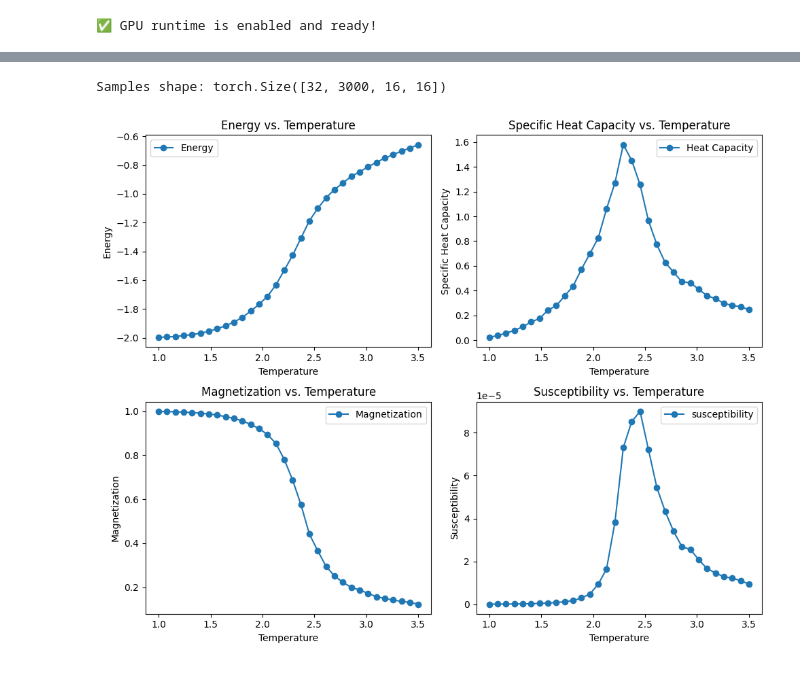
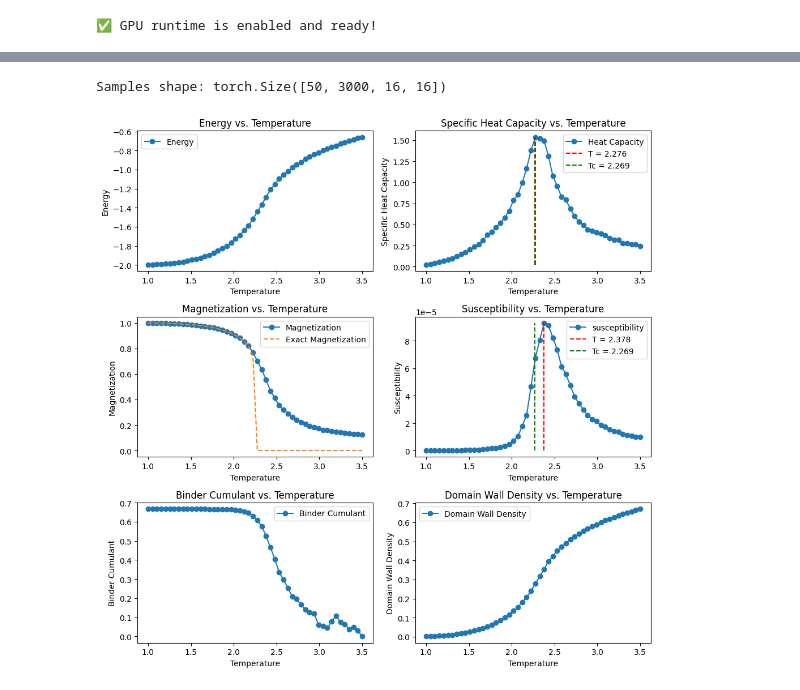
Before and after one commit to ToelUl/Thermal-Phase-Transition-MC-GPU-Simulation, a Jupyter notebook: Ising_model.ipynb, the cells around one changed output, grey strips where cells are left out. Saved outputs shown, nothing was run; the diff lists cells and outputs as text; code cells hidden in the pictures.

Commit message:
add new compute function for ising model, modify xy and potts

```diff
--- a/Ising_model.ipynb
+++ b/Ising_model.ipynb
@@ -39,40 +66,64 @@ Elapsed time: 2.90 s
 # %%
 print(f"Samples shape: {samples_ising.shape}")
 
 sampler_ising.spins = samples_ising
 
-energy_ising = sampler_ising.compute_energy().mean(dim=1).cpu().numpy() / L**2
-capacity_ising = sampler_ising.compute_heat_capacity().cpu().numpy()
+energy_ising = sampler_ising.compute_average_energy().cpu().numpy()
+capacity_ising = sampler_ising.compute_specific_heat_capacity().cpu().numpy()
 magnetization_ising = sampler_ising.compute_magnetization().cpu().numpy()
+exact_magnetization_ising = sampler_ising.compute_exact_magnetization().cpu().numpy()
 susceptibility_ising = sampler_ising.compute_susceptibility().cpu().numpy()
+binder_cumulant_ising = sampler_ising.compute_binder_cumulant().cpu().numpy()
+domain_wall_density_ising = sampler_ising.compute_domain_wall_density().cpu().numpy()
+temp = sampler_ising.T.cpu().numpy()
 
-plt.figure(figsize=(10, 8))
-plt.subplot(221)
-plt.plot(T.cpu().numpy(), energy_ising, label='Energy', marker='o')
+plt.figure(figsize=(10, 10))
+plt.subplot(321)
+plt.plot(temp, energy_ising, label='Energy', marker='o')
 plt.xlabel('Temperature')
 plt.ylabel('Energy')
 plt.title('Energy vs. Temperature')
 plt.legend()
-plt.subplot(222)
-plt.plot(T.cpu().numpy(), capacity_ising, label='Heat Capacity', marker='o')
+plt.subplot(322)
+plt.plot(temp, capacity_ising, label='Heat Capacity', marker='o')
+plt.vlines(temp[capacity_ising.argmax()], capacity_ising.min(), capacity_ising.max(),
+              color='red', linestyle='--', label='T = %.3f' % temp[capacity_ising.argmax()])
+plt.vlines(2.269, capacity_ising.min(), capacity_ising.max(), color='green', linestyle='--', label='Tc = 2.269')
 plt.xlabel('Temperature')
 plt.ylabel('Specific Heat Capacity')
 plt.title('Specific Heat Capacity vs. Temperature')
 plt.legend()
-plt.subplot(223)
-plt.plot(T.cpu().numpy(), magnetization_ising, label='Magnetization', marker='o')
+plt.subplot(323)
+plt.plot(temp, magnetization_ising, label='Magnetization', marker='o')
+plt.plot(temp, exact_magnetization_ising, label='Exact Magnetization', linestyle='--')
 plt.xlabel('Temperature')
 plt.ylabel('Magnetization')
 plt.title('Magnetization vs. Temperature')
 plt.legend()
-plt.subplot(224)
-plt.plot(T.cpu().numpy(), susceptibility_ising, label='susceptibility', marker='o')
+plt.subplot(324)
+plt.plot(temp, susceptibility_ising, label='susceptibility', marker='o')
+plt.vlines(temp[susceptibility_ising.argmax()], susceptibility_ising.min(), susceptibility_ising.max(),
+                color='red', linestyle='--', label='T = %.3f' % temp[susceptibility_ising.argmax()])
+plt.vlines(2.269, susceptibility_ising.min(), susceptibility_ising.max(), color='green', linestyle='--', label='Tc = 2.269')
 plt.xlabel('Temperature')
 plt.ylabel('Susceptibility')
 plt.title('Susceptibility vs. Temperature')
 plt.legend()
+plt.subplot(325)
+plt.plot(temp, binder_cumulant_ising, label='Binder Cumulant', marker='o')
+plt.xlabel('Temperature')
+plt.ylabel('Binder Cumulant')
+plt.title('Binder Cumulant vs. Temperature')
+plt.legend()
+plt.subplot(326)
+plt.plot(temp, domain_wall_density_ising, label='Domain Wall Density', marker='o')
+plt.xlabel('Temperature')
+plt.ylabel('Domain Wall Density')
+plt.title('Domain Wall Density vs. Temperature')
+plt.legend()
 plt.tight_layout()
 plt.show()
+torch.cuda.empty_cache()
 # %% [output]
-Samples shape: torch.Size([32, 3000, 16, 16])
+Samples shape: torch.Size([50, 3000, 16, 16])
-[figure, old version]
+[figure, new version]
```
Also changed, not shown: parts of 3 cells of this notebook, 4 other files.
